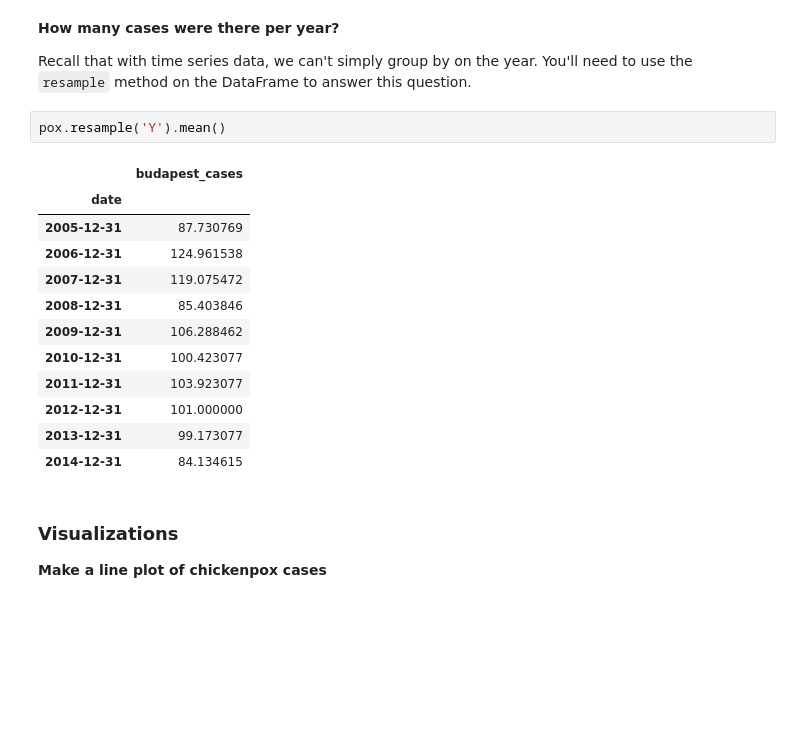
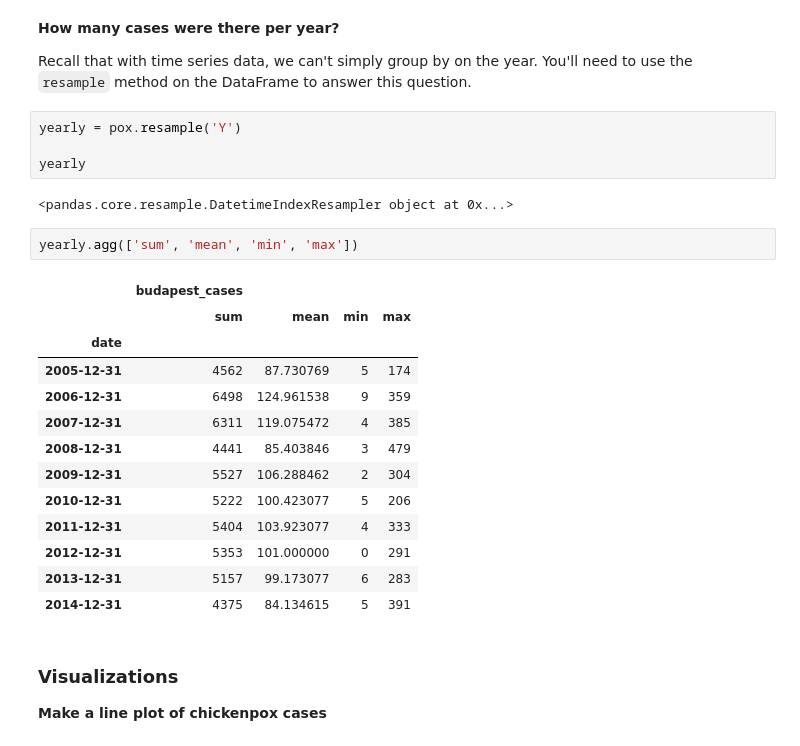
Before and after one commit to Pornpanthongdee/Time_series_eda_labs, a Jupyter notebook: starter-code.ipynb, the cells around one changed output. Drawn from its saved outputs; the diff is of its cells as text; blank space fills up the shorter version.

```diff
--- a/starter-code.ipynb
+++ b/starter-code.ipynb
@@ -108,20 +112,27 @@ pox.hist();
 
 Recall that with time series data, we can't simply group by on the year. You'll need to use the `resample` method on the DataFrame to answer this question.
 # %%
-pox.resample('Y').mean()
+yearly = pox.resample('Y')
+
+yearly
 # %% [output]
-|  | budapest_cases |
-| date |  |
-| 2005-12-31 | 87.730769 |
-| 2006-12-31 | 124.961538 |
-| 2007-12-31 | 119.075472 |
-| 2008-12-31 | 85.403846 |
-| 2009-12-31 | 106.288462 |
-| 2010-12-31 | 100.423077 |
-| 2011-12-31 | 103.923077 |
-| 2012-12-31 | 101.000000 |
-| 2013-12-31 | 99.173077 |
-| 2014-12-31 | 84.134615 |
+<pandas.core.resample.DatetimeIndexResampler object at 0x...>
+# %%
+yearly.agg(['sum', 'mean', 'min', 'max'])
+# %% [output]
+|  | budapest_cases |  |  |  |
+|  | sum | mean | min | max |
+| date |  |  |  |  |
+| 2005-12-31 | 4562 | 87.730769 | 5 | 174 |
+| 2006-12-31 | 6498 | 124.961538 | 9 | 359 |
+| 2007-12-31 | 6311 | 119.075472 | 4 | 385 |
+| 2008-12-31 | 4441 | 85.403846 | 3 | 479 |
+| 2009-12-31 | 5527 | 106.288462 | 2 | 304 |
+| 2010-12-31 | 5222 | 100.423077 | 5 | 206 |
+| 2011-12-31 | 5404 | 103.923077 | 4 | 333 |
+| 2012-12-31 | 5353 | 101.000000 | 0 | 291 |
+| 2013-12-31 | 5157 | 99.173077 | 6 | 283 |
+| 2014-12-31 | 4375 | 84.134615 | 5 | 391 |
 # %% [markdown]
 ### Visualizations
 
```
Also changed, not shown: parts of 12 cells of this notebook, 1 other file.
